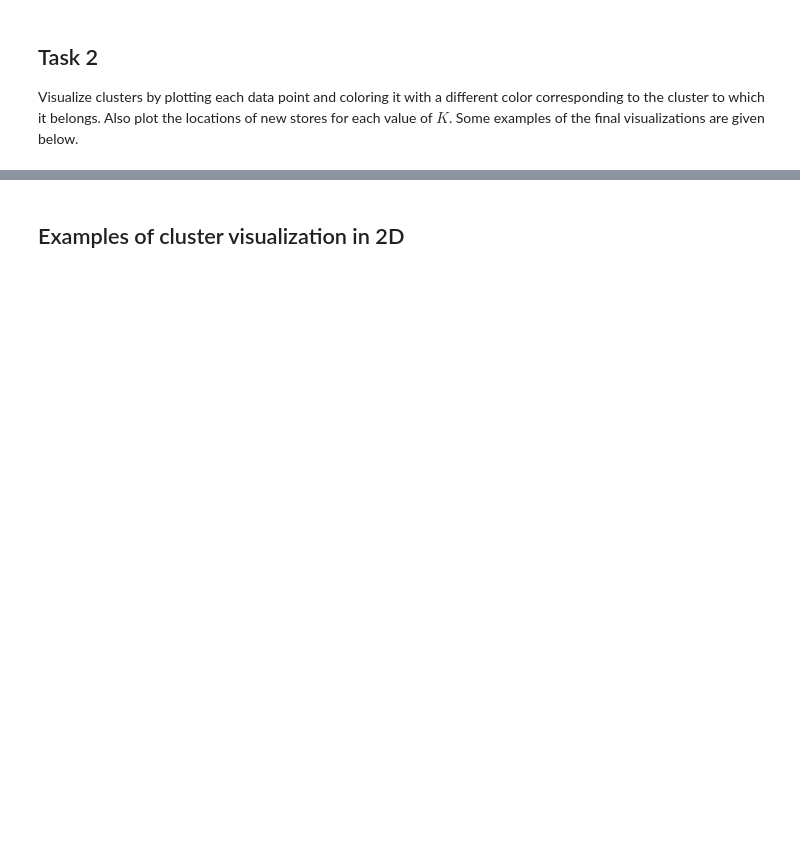
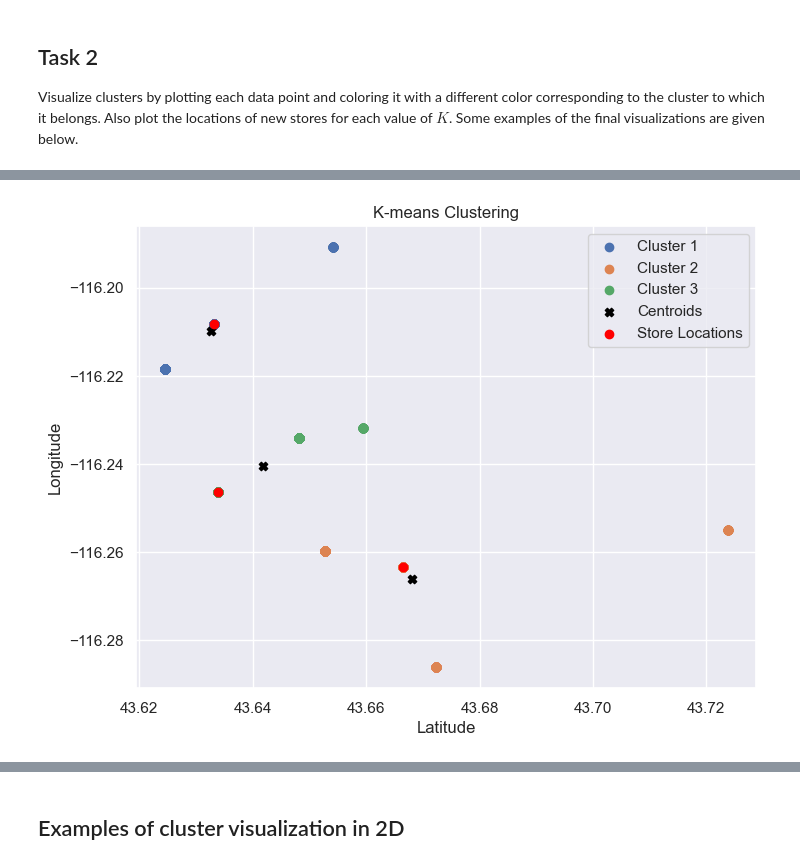
Before and after one commit to hughesc13/cs1503-lab-pizza-locations, a Jupyter notebook: store_locations_lab.ipynb, the cells around one changed output, grey strips where cells are left out. Cells and saved outputs as stored; diff of their text form; code cells hidden in the pictures; blank space fills up the shorter version.

```diff
--- a/store_locations_lab.ipynb
+++ b/store_locations_lab.ipynb
@@ -119,0 +149,4 @@ plt.scatter(latitude, longitude)
+# %%
+run_plot_clusters(3)
+# %% [output]
+[figure, added]
```
Also changed, not shown: parts of 9 cells of this notebook.
